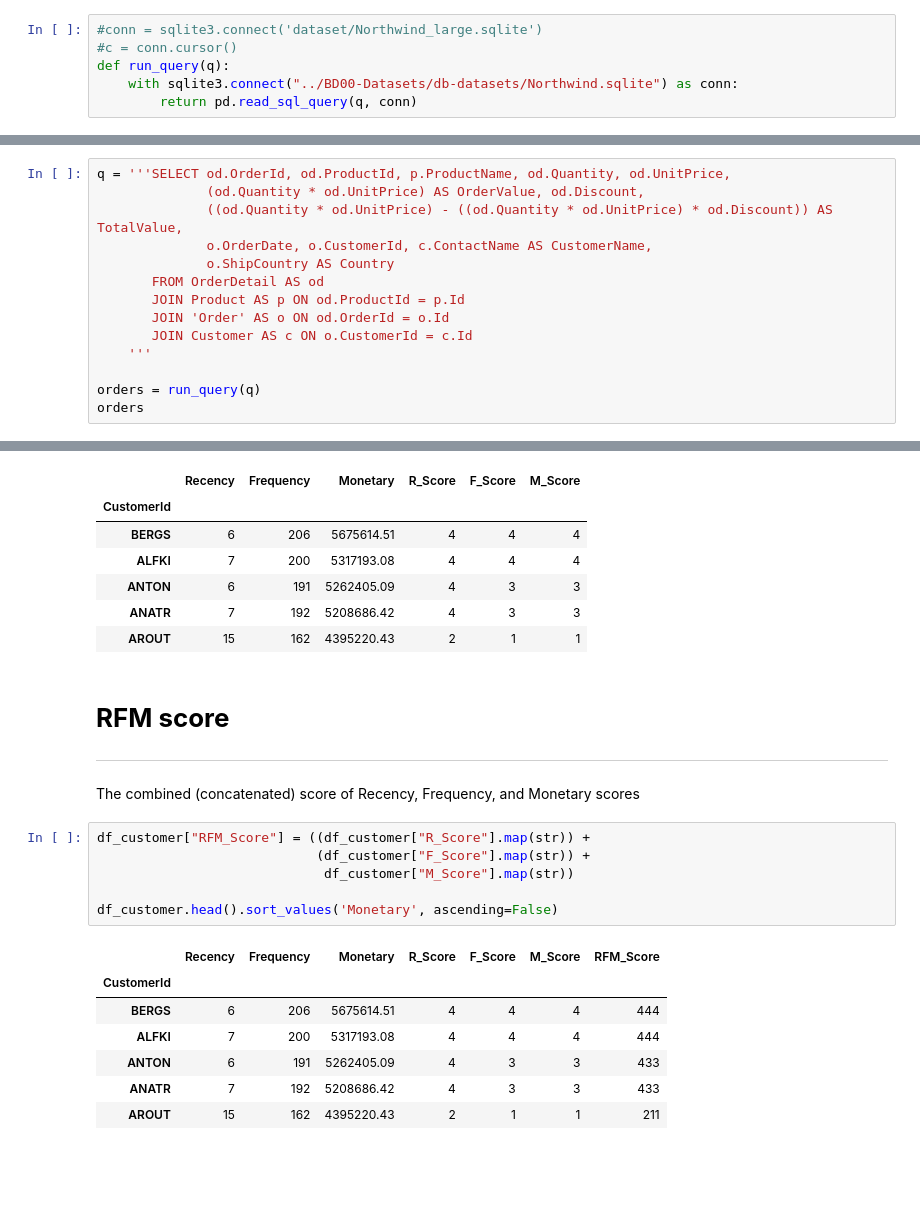
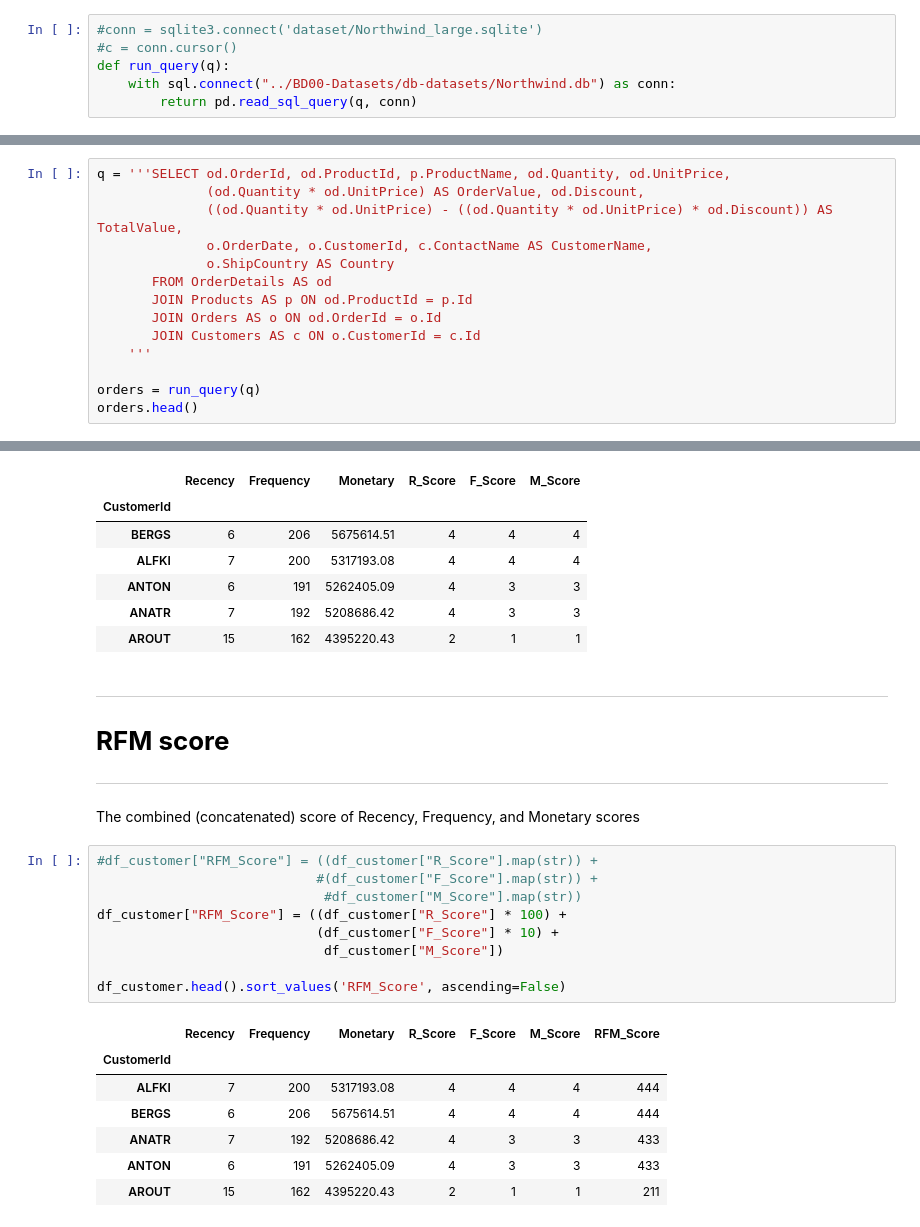
Before and after one commit to nw-kusuma/Big-Data-Class, a Jupyter notebook: BD07-RFM Segment/NorthwindDB-RFMSegment.ipynb, the cells around one changed output, grey strips where cells are left out. Drawn from its saved outputs; the diff is of its cells as text; blank space fills up the shorter version.

```diff
--- a/BD07-RFM Segment/NorthwindDB-RFMSegment.ipynb
+++ b/BD07-RFM Segment/NorthwindDB-RFMSegment.ipynb
@@ -19,6 +21,6 @@ Construct helper function for data connection and queries
 #conn = sqlite3.connect('dataset/Northwind_large.sqlite')
 #c = conn.cursor()
 def run_query(q):
-    with sqlite3.connect("../BD00-Datasets/db-datasets/Northwind.sqlite") as conn:
+    with sql.connect("../BD00-Datasets/db-datasets/Northwind.db") as conn:
         return pd.read_sql_query(q, conn)
 # %% [markdown]
@@ -56,13 +57,13 @@ q = '''SELECT od.OrderId, od.ProductId, p.ProductName, od.Quantity, od.UnitPrice
               ((od.Quantity * od.UnitPrice) - ((od.Quantity * od.UnitPrice) * od.Discount)) AS TotalValue,
               o.OrderDate, o.CustomerId, c.ContactName AS CustomerName,
               o.ShipCountry AS Country
-       FROM OrderDetail AS od
-       JOIN Product AS p ON od.ProductId = p.Id
-       JOIN 'Order' AS o ON od.OrderId = o.Id
-       JOIN Customer AS c ON o.CustomerId = c.Id
+       FROM OrderDetails AS od
+       JOIN Products AS p ON od.ProductId = p.Id
+       JOIN Orders AS o ON od.OrderId = o.Id
+       JOIN Customers AS c ON o.CustomerId = c.Id
     '''
 
 orders = run_query(q)
-orders
+orders.head()
 # %% [output]
 |  | OrderId | ProductId | ProductName | Quantity | UnitPrice | OrderValue | Discount | TotalValue | OrderDate | ... |
@@ -186,21 +182,25 @@ df_customer.head().sort_values('Monetary', ascending=False)
 | ANATR | 7 | 192 | 5208686.42 | 4 | 3 | 3 |
 | AROUT | 15 | 162 | 4395220.43 | 2 | 1 | 1 |
 # %% [markdown]
+***
 # **RFM score**
 ***
 
 The combined (concatenated) score of Recency, Frequency, and Monetary scores
 # %%
-df_customer["RFM_Score"] = ((df_customer["R_Score"].map(str)) +
-                            (df_customer["F_Score"].map(str)) +
-                             df_customer["M_Score"].map(str))
+#df_customer["RFM_Score"] = ((df_customer["R_Score"].map(str)) +
+                            #(df_customer["F_Score"].map(str)) +
+                             #df_customer["M_Score"].map(str))
+df_customer["RFM_Score"] = ((df_customer["R_Score"] * 100) +
+                            (df_customer["F_Score"] * 10) +
+                             df_customer["M_Score"])
 
-df_customer.head().sort_values('Monetary', ascending=False)
+df_customer.head().sort_values('RFM_Score', ascending=False)
 # %% [output]
 |  | Recency | Frequency | Monetary | R_Score | F_Score | M_Score | RFM_Score |
 | CustomerId |  |  |  |  |  |  |  |
+| ALFKI | 7 | 200 | 5317193.08 | 4 | 4 | 4 | 444 |
 | BERGS | 6 | 206 | 5675614.51 | 4 | 4 | 4 | 444 |
-| ALFKI | 7 | 200 | 5317193.08 | 4 | 4 | 4 | 444 |
+| ANATR | 7 | 192 | 5208686.42 | 4 | 3 | 3 | 433 |
 | ANTON | 6 | 191 | 5262405.09 | 4 | 3 | 3 | 433 |
-| ANATR | 7 | 192 | 5208686.42 | 4 | 3 | 3 | 433 |
 | AROUT | 15 | 162 | 4395220.43 | 2 | 1 | 1 | 211 |
```
Also changed, not shown: parts of 18 cells of this notebook.
